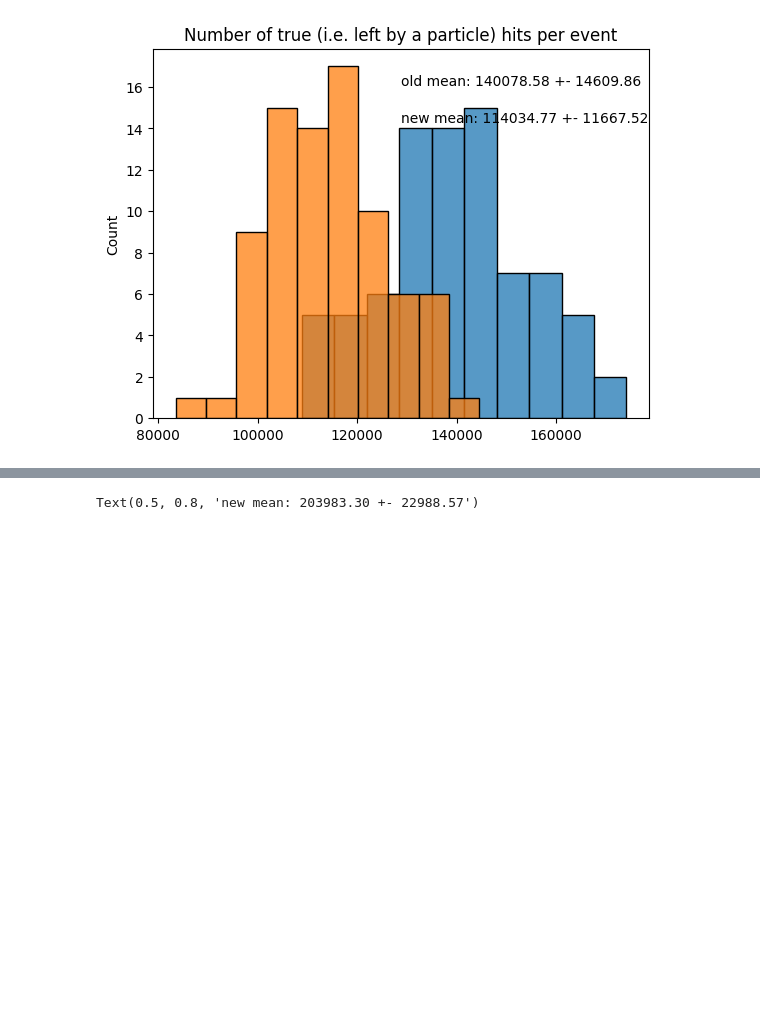
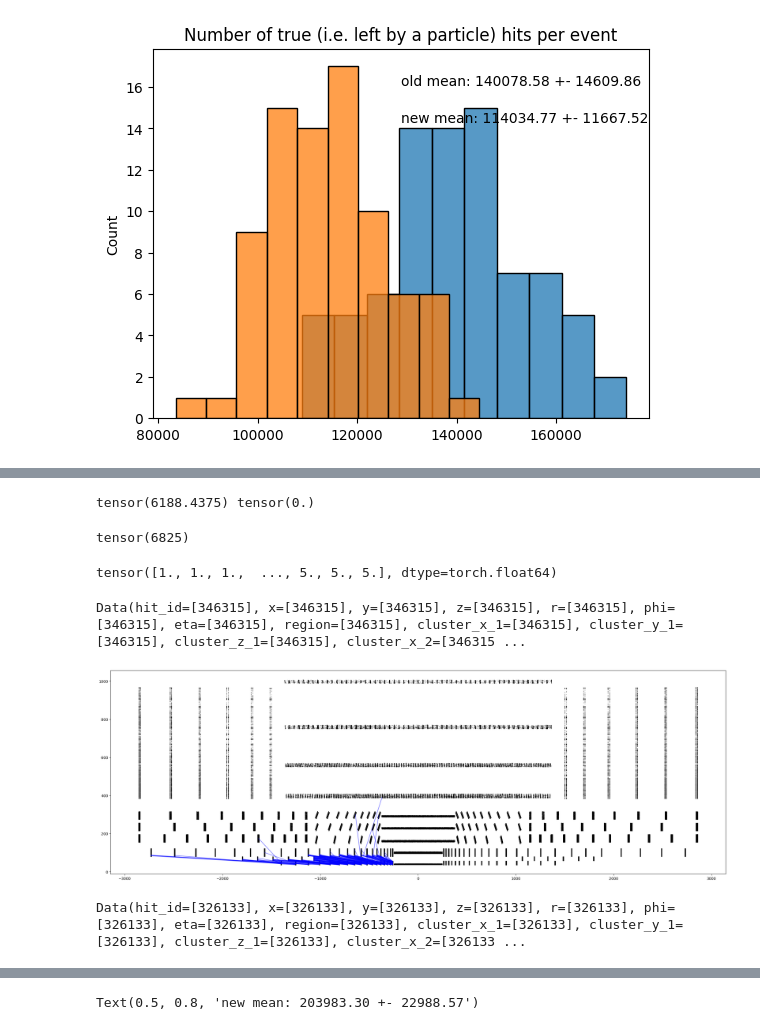
Before and after one commit to GNN4ITkTeam/CommonFramework, a Jupyter notebook: notebooks/testing/6-DM-NewSampleExplore.ipynb, the cells around one changed output, grey strips where cells are left out. Saved outputs shown, nothing was run; the diff lists cells and outputs as text; code cells hidden in the pictures; blank space fills up the shorter version.

Commit message:
Debugging graph directionality

```diff
--- a/notebooks/testing/6-DM-NewSampleExplore.ipynb
+++ b/notebooks/testing/6-DM-NewSampleExplore.ipynb
@@ -38,0 +35,4 @@ cluster_df =
+# %%
+reader = AthenaReader(config_file)
+# %%
+event = reader.trainset[0]
@@ -38,0 +46,5 @@ cluster_df =
+# %%
+clusters_file = event["clusters"]
+particles_file = event["particles"]
+spacepoints_file = event["spacepoints"]
+event_id = event["event_id"]
@@ -216,0 +309,31 @@ Text(0.5, 0.8, 'new mean: 114034.77 +- 11667.52')
+# %%
+region = 2
+print(torch.mean(torch.stack([(g.region[g.track_edges.unique()] == region).sum() for g in old_graphs]).float()), torch.mean(torch.stack([(g.region[g.track_edges.unique()] == region).sum() for g in new_graphs]).float()))
+# %% [output]
+tensor(6188.4375) tensor(0.)
+# %%
+sample_old = old_graphs[0]
+sample_new = new_graphs[0]
+# %%
+(sample_old.region[sample_old.track_edges.unique()] == 2).sum()
+# %% [output]
+tensor(6825)
+# %%
+sample_new.region[sample_new.track_edges.unique()]
+# %% [output]
+tensor([1., 1., 1.,  ..., 5., 5., 5.], dtype=torch.float64)
+# %%
+sample_old
+# %% [output]
+Data(hit_id=[346315], x=[346315], y=[346315], z=[346315], r=[346315], phi=[346315], eta=[346315], region=[346315], cluster_x_1=[346315], cluster_y_1=[346315], cluster_z_1=[346315], cluster_x_2=[346315 ...
+# %%
+num_edges = 1000
+plt.figure(figsize=(30, 10))
+plt.scatter(sample_old.z, sample_old.r, s=1, c="k", alpha=0.2)
+plt.plot(sample_old.z[sample_old.track_edges[:, :num_edges]], sample_old.r[sample_old.track_edges[:, :num_edges]], c="b", alpha=0.5);
+# %% [output]
+[figure, added]
+# %%
+sample_old
+# %% [output]
+Data(hit_id=[326133], x=[326133], y=[326133], z=[326133], r=[326133], phi=[326133], eta=[326133], region=[326133], cluster_x_1=[326133], cluster_y_1=[326133], cluster_z_1=[326133], cluster_x_2=[326133 ...
```
Also changed, not shown: parts of 51 cells of this notebook, 9 other files.
